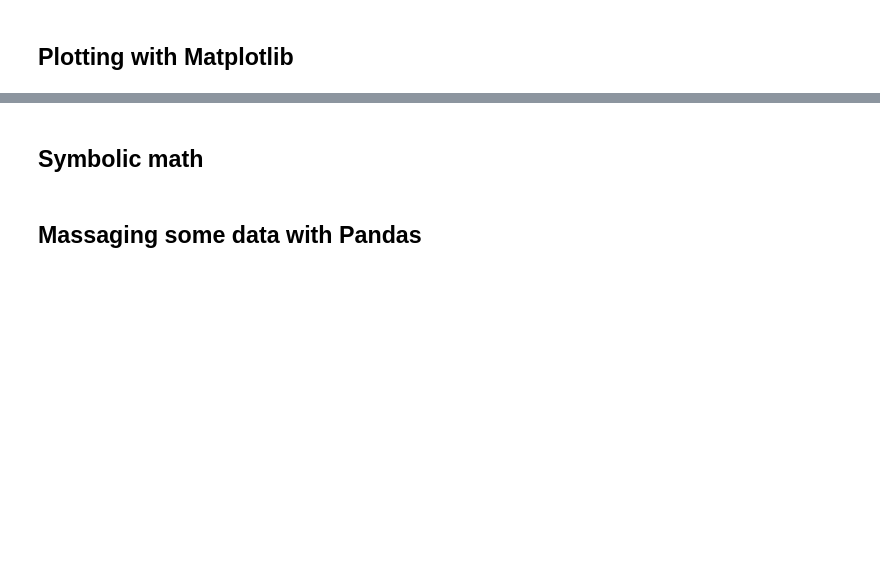
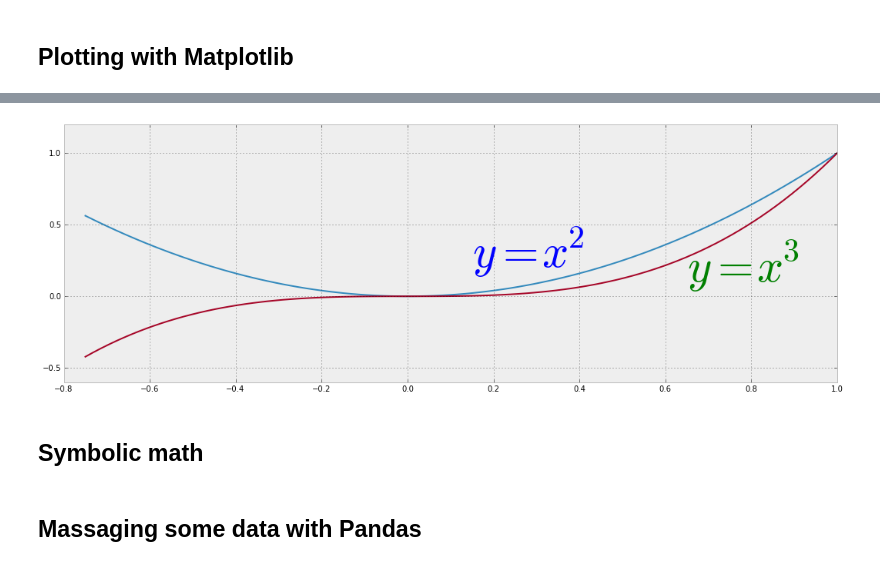
Before and after one commit to Tooblippe/IPython-Jupyter-Talk-to-Pyconza-2013, a Jupyter notebook: src/pycon13_ipython.ipynb, the cells around one changed output, grey strips where cells are left out. Saved outputs shown, nothing was run; the diff lists cells and outputs as text; code cells hidden in the pictures; blank space fills up the shorter version.

```diff
--- a/src/pycon13_ipython.ipynb
+++ b/src/pycon13_ipython.ipynb
@@ -262,3 +366,13 @@ Populating the interactive namespace from numpy and matplotlib
+# %%
+figsize(18, 6)
+fig, ax = plt.subplots()
+
+ax.plot(xx, xx**2, xx, xx**3)
+
+ax.text(0.15, 0.2, r"$y=x^2$", fontsize=60, color="blue")
+ax.text(0.65, 0.1, r"$y=x^3$", fontsize=60, color="green");
+# %% [output]
+[figure, added]
 # %% [markdown]
 ## Symbolic math
 # %% [markdown]
```
Also changed, not shown: parts of 31 cells of this notebook, 3 other files.
